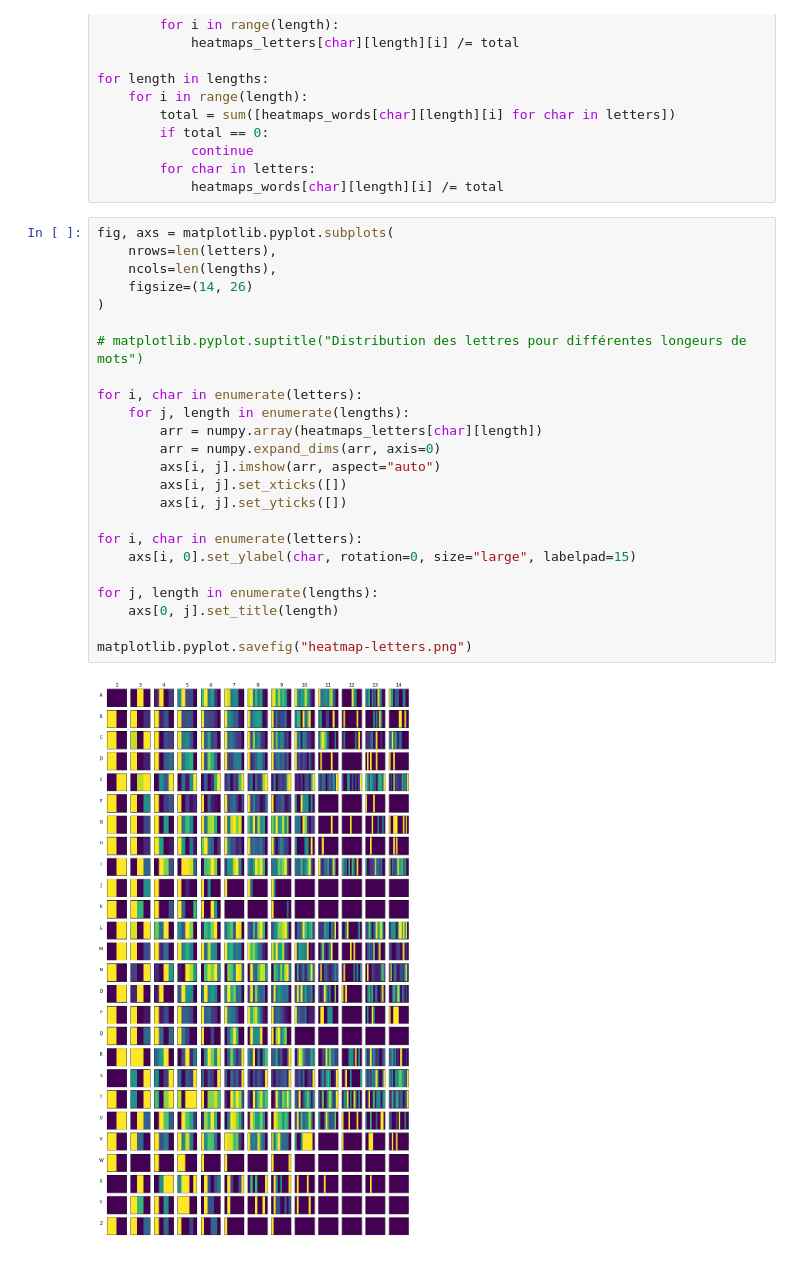
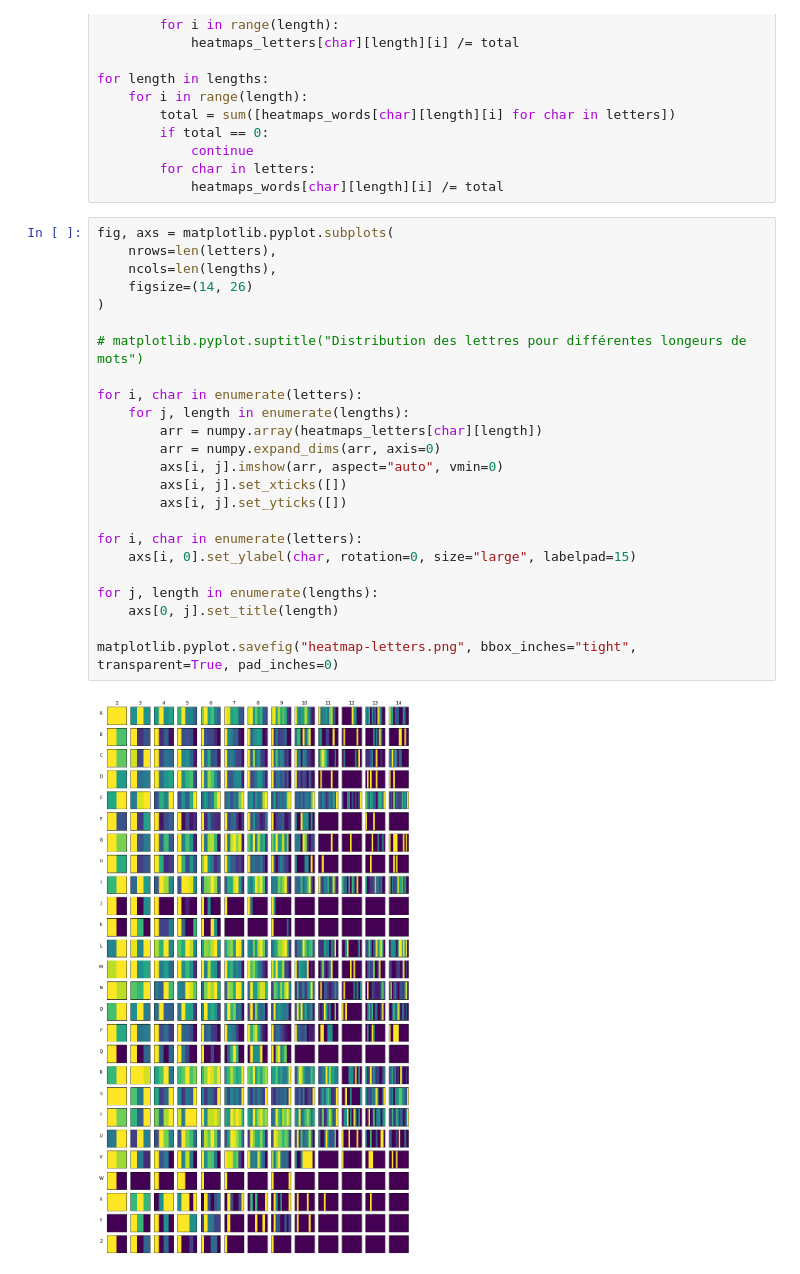
Before and after one commit to ychalier-rlv/mots-croises, a Jupyter notebook: crosswords/heatmap.ipynb, the cells around one changed output. Saved outputs shown, nothing was run; the diff lists cells and outputs as text.

Commit message:
crosswords: updated heatmap

```diff
--- a/crosswords/heatmap.ipynb
+++ b/crosswords/heatmap.ipynb
@@ -41,29 +41,29 @@ for length in lengths:
 # %%
 fig, axs = matplotlib.pyplot.subplots(
     nrows=len(letters),
     ncols=len(lengths),
     figsize=(14, 26)
 )
 
 # matplotlib.pyplot.suptitle("Distribution des lettres pour différentes longeurs de mots")
 
 for i, char in enumerate(letters):
     for j, length in enumerate(lengths):
         arr = numpy.array(heatmaps_letters[char][length])
         arr = numpy.expand_dims(arr, axis=0)
-        axs[i, j].imshow(arr, aspect="auto")
+        axs[i, j].imshow(arr, aspect="auto", vmin=0)
         axs[i, j].set_xticks([])
         axs[i, j].set_yticks([])
 
 for i, char in enumerate(letters):
     axs[i, 0].set_ylabel(char, rotation=0, size="large", labelpad=15)
 
 for j, length in enumerate(lengths):
     axs[0, j].set_title(length)
 
-matplotlib.pyplot.savefig("heatmap-letters.png")
+matplotlib.pyplot.savefig("heatmap-letters.png", bbox_inches="tight", transparent=True, pad_inches=0)
 # %% [output]
-[figure, old version]
+[figure, new version]
 # %%
 fig, axs = matplotlib.pyplot.subplots(
     nrows=1,
```
Also changed, not shown: parts of 1 cell of this notebook.
